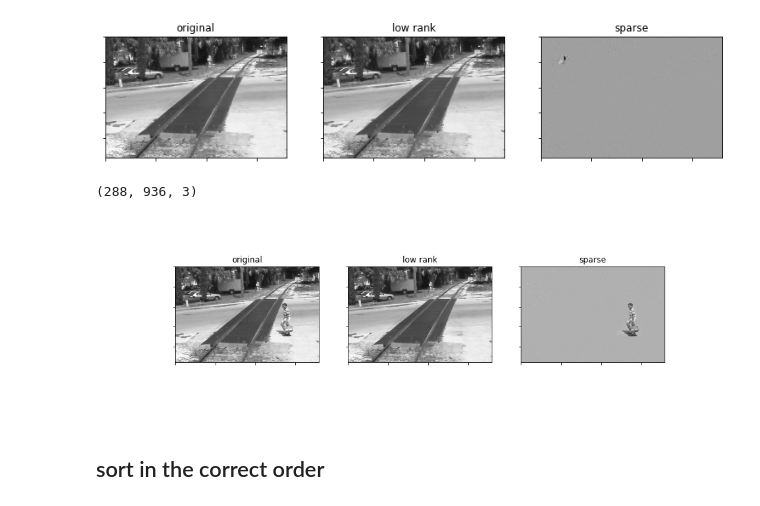
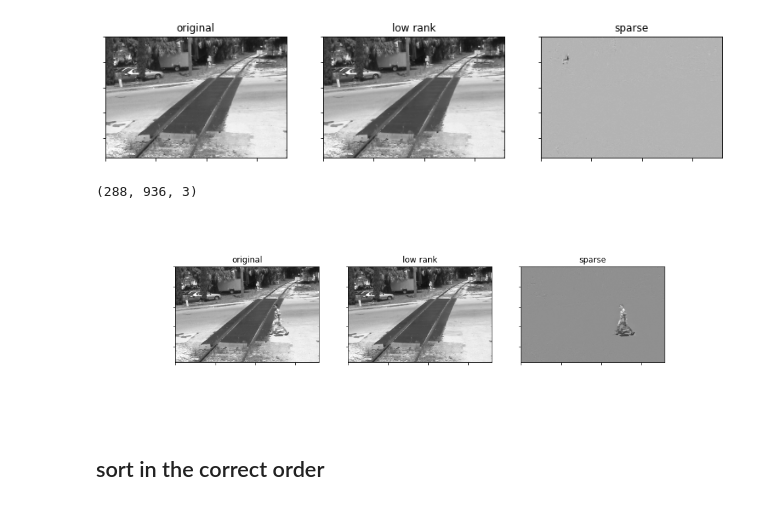
Before and after one commit to alexkhrystoforov/RPCA, a Jupyter notebook: notebooks/PCP.ipynb, the cells around one changed output. Saved outputs shown, nothing was run; the diff lists cells and outputs as text; code cells hidden in the pictures.

```diff
--- a/notebooks/PCP.ipynb
+++ b/notebooks/PCP.ipynb
@@ -154,15 +148,15 @@ for i in range(len(M)):
 # %% [output]
 [figure]
 # %%
-stacked_img = cv2.imread('output/400.png')
+stacked_img = cv2.imread('output/113.png')
 
 print(stacked_img.shape)
 h, w = stacked_img.shape[:2]
 
 cv2_imshow(stacked_img)
 # %% [output]
 (288, 936, 3)
-[figure, old version]
+[figure, new version]
 # %% [markdown]
 ## sort in the correct order
 # %%
```
Also changed, not shown: parts of 4 cells of this notebook.
